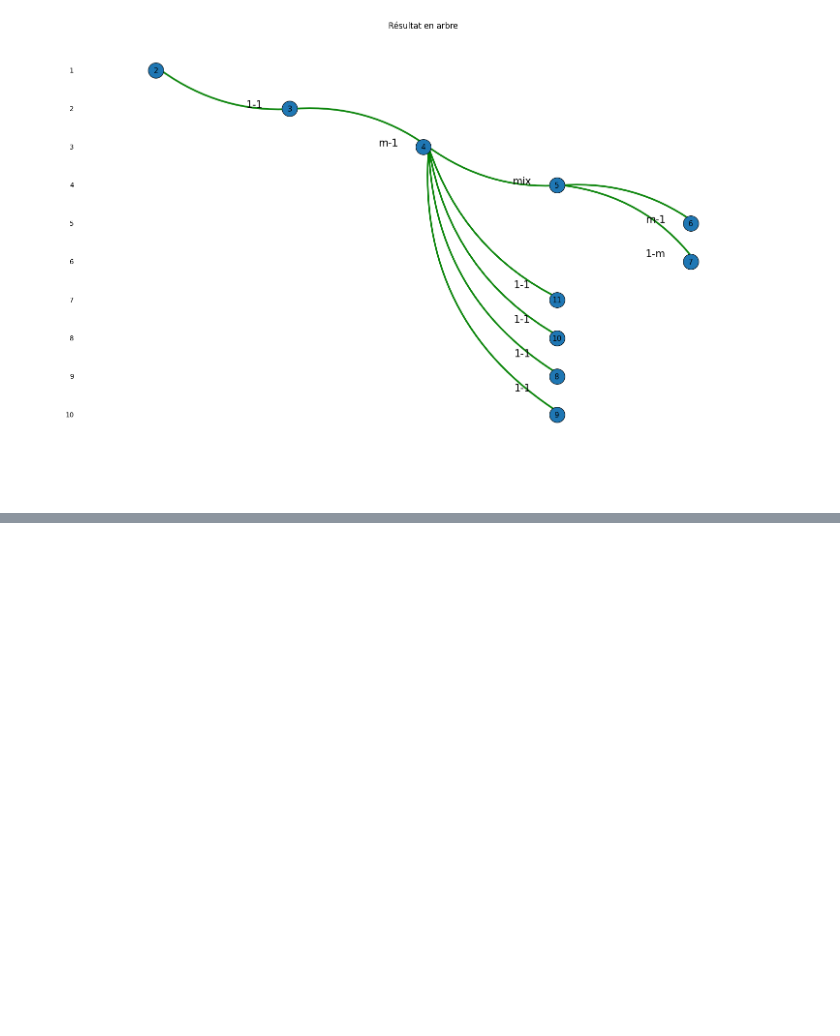
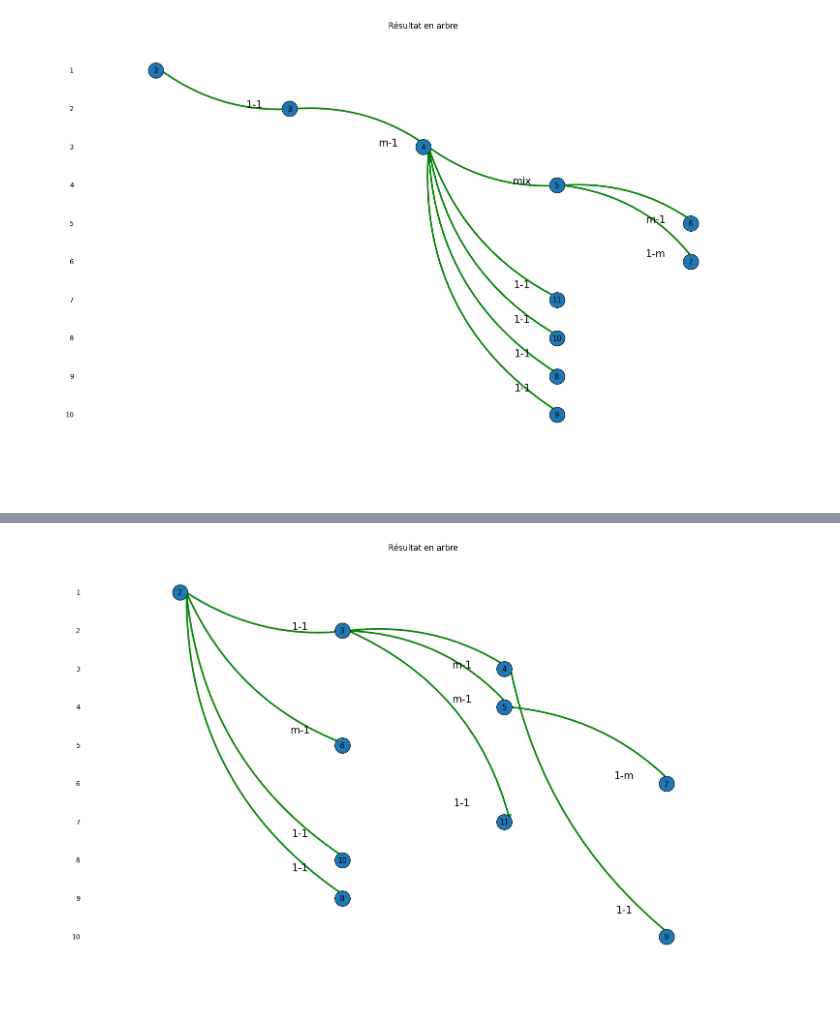
Before and after one commit to KarinaMusina44/SDP-optim, a Jupyter notebook: Projet_SDP_datasets.ipynb, the cells around one changed output, grey strips where cells are left out. Saved outputs shown, nothing was run; the diff lists cells and outputs as text; code cells hidden in the pictures; blank space fills up the shorter version.

```diff
--- a/Projet_SDP_datasets.ipynb
+++ b/Projet_SDP_datasets.ipynb
@@ -996,0 +1037,7 @@ plot_results_as_tree_like_last_panel(
+# %%
+plot_results_as_tree_like_last_panel(
+    stations_ranked,
+    results
+)
+# %% [output]
+[figure, added]
```
Also changed, not shown: parts of 36 cells of this notebook, 1 other file.
